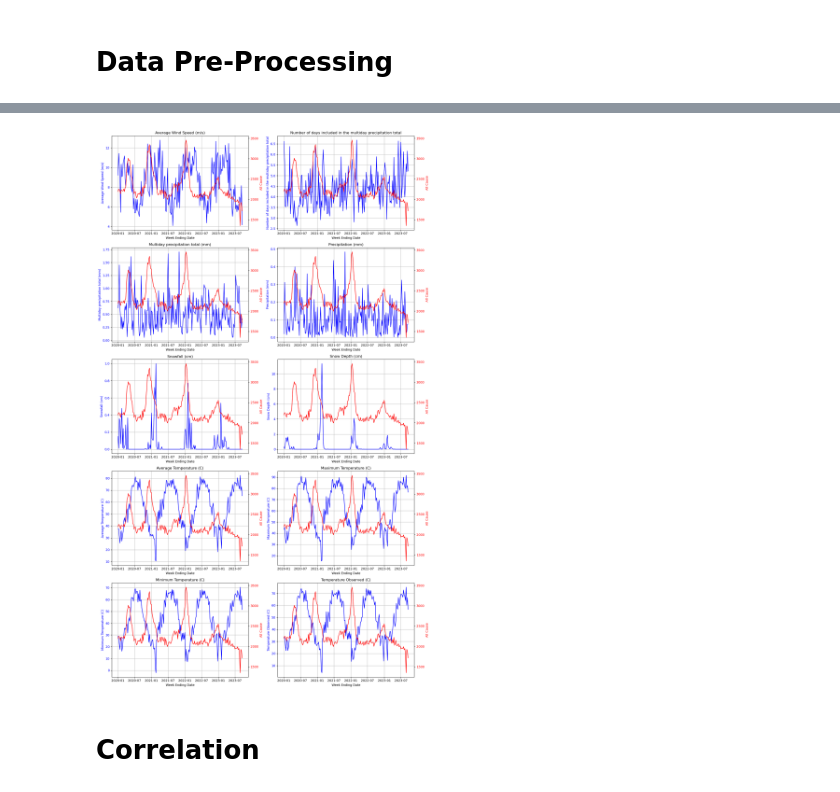
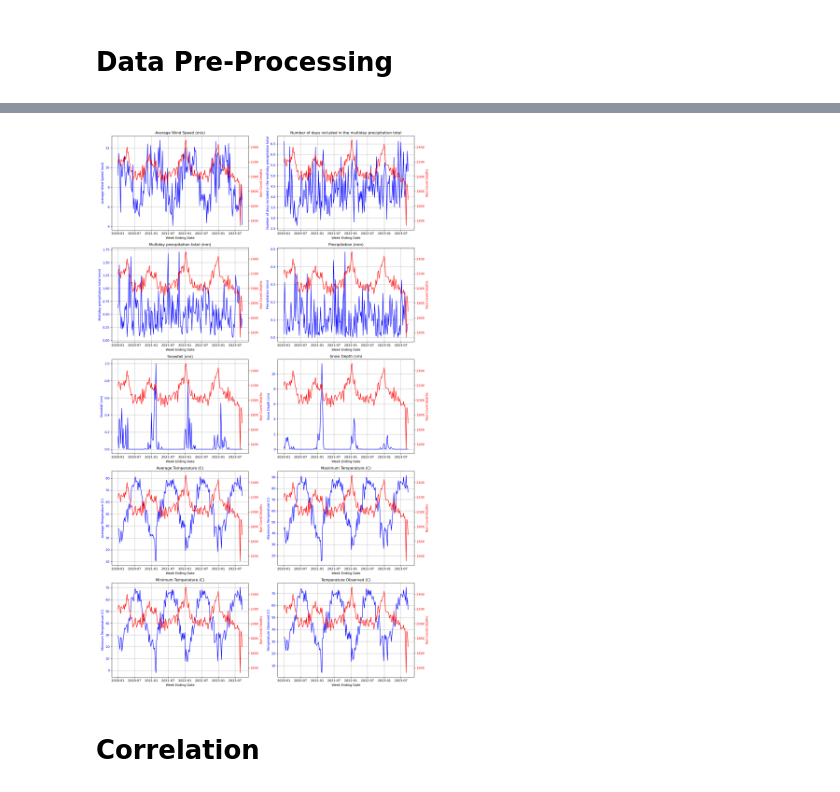
Before and after one commit to mohi-m/Mortality-Predictor, a Jupyter notebook: main.ipynb, the cells around one changed output, grey strips where cells are left out. Saved outputs shown, nothing was run; the diff lists cells and outputs as text; code cells hidden in the pictures.

```diff
--- a/main.ipynb
+++ b/main.ipynb
@@ -40,6 +40,9 @@ relevent_mortality_columns = ['Jurisdiction of Occurrence', 'MMWR Year', 'MMWR W
        'COVID-19 (U071, Underlying Cause of Death)']
 # Drop irrelevant columns from mortality dataset
 mortality_dataset_illinois = mortality_dataset_illinois[relevent_mortality_columns]
+
+mortality_dataset_illinois['Non Covid Deaths'] = mortality_dataset_illinois['All Cause'] - mortality_dataset_illinois['COVID-19 (U071, Multiple Cause of Death)'].fillna(0)
+
 
 relevant_climate_columns = ['Week_Ending_Date', 'AWND', 'DAPR', 'MDPR', 'PRCP', 'SNOW', 'SNWD',
        'TAVG', 'TMAX', 'TMIN', 'TOBS']
@@ -83,12 +87,12 @@ import math
 import matplotlib.pyplot as plt
 
 # Ensure "columns" is defined
-columns = ['All Cause', 'Average Wind Speed (m/s)', 'Number of days included in the multiday precipitation total',
+columns = ['Non Covid Deaths', 'Average Wind Speed (m/s)', 'Number of days included in the multiday precipitation total',
            'Multiday precipitation total (mm)', 'Precipitation (mm)', 'Snowfall (cm)', 'Snow Depth (cm)',
            'Average Temperature (C)', 'Maximum Temperature (C)', 'Minimum Temperature (C)', 'Temperature Observed (C)']
 
-# Remove "All Cause" from columns as it's the target variable
-features = [col for col in columns if col != 'All Cause']
+# Remove "Non Covid Deaths" from columns as it's the target variable
+features = [col for col in columns if col != 'Non Covid Deaths']
 
 # Determine grid size
 n_features = len(features)
@@ -102,10 +106,10 @@ axes = axes.flatten()
 # Plot each feature
 for i, column in enumerate(features):
     ax = axes[i]
-    ax.scatter(merged_dataset[column], merged_dataset['All Cause'], alpha=0.7)
+    ax.scatter(merged_dataset[column], merged_dataset['Non Covid Deaths'], alpha=0.7)
     ax.set_xlabel(column)
-    ax.set_ylabel('All Cause')
-    ax.set_title(f'{column} vs All Cause')
+    ax.set_ylabel('Non Covid Deaths')
+    ax.set_title(f'{column} vs Non Covid Deaths')
     ax.grid()
 
 # Hide any unused subplots
@@ -119,5 +123,5 @@ plt.show()
 # %%
-label = ['All Cause']
+label = ['Non Covid Deaths']
 
 features = ['Average Wind Speed (m/s)', 'Number of days included in the multiday precipitation total',
            'Multiday precipitation total (mm)', 'Precipitation (mm)', 'Snowfall (cm)', 'Snow Depth (cm)',
@@ -125,37 +129,37 @@ features = ['Average Wind Speed (m/s)', 'Number of days included in the multiday
 
 # Determine grid size
 n_features = len(features)
 n_cols = 2
 n_rows = math.ceil(n_features / n_cols)
 
 # Create subplots
 fig, axes = plt.subplots(n_rows, n_cols, figsize=(15, 5 * n_rows))
 axes = axes.flatten()
 
 # Plot each feature
 for i, column in enumerate(features):
     ax = axes[i]
     ax.plot(merged_dataset['Week Ending Date'], merged_dataset[column], color='blue', label=column)
     ax.set_xlabel('Week Ending Date')
     ax.set_ylabel(column, color='blue')
     ax.tick_params(axis='y', labelcolor='blue')
     ax.set_title(f'{column}')
     ax.grid()
 
-    # Create a twin y-axis for 'All Cause'
+    # Create a twin y-axis for 'Non Covid Deaths'
     ax2 = ax.twinx()
-    ax2.plot(merged_dataset['Week Ending Date'], merged_dataset['All Cause'], color='red', label='All Cause')
-    ax2.set_ylabel('All Cause', color='red')
+    ax2.plot(merged_dataset['Week Ending Date'], merged_dataset['Non Covid Deaths'], color='red', label='Non Covid Deaths')
+    ax2.set_ylabel('Non Covid Deaths', color='red')
     ax2.tick_params(axis='y', labelcolor='red')
 
 # Hide any unused subplots
 for j in range(i + 1, len(axes)):
     axes[j].axis('off')
 
 plt.tight_layout()
 plt.show()
 # %% [output]
-[figure, old version]
+[figure, new version]
 # %% [markdown]
 # Correlation
 # %%
```
Also changed, not shown: parts of 7 cells of this notebook.
